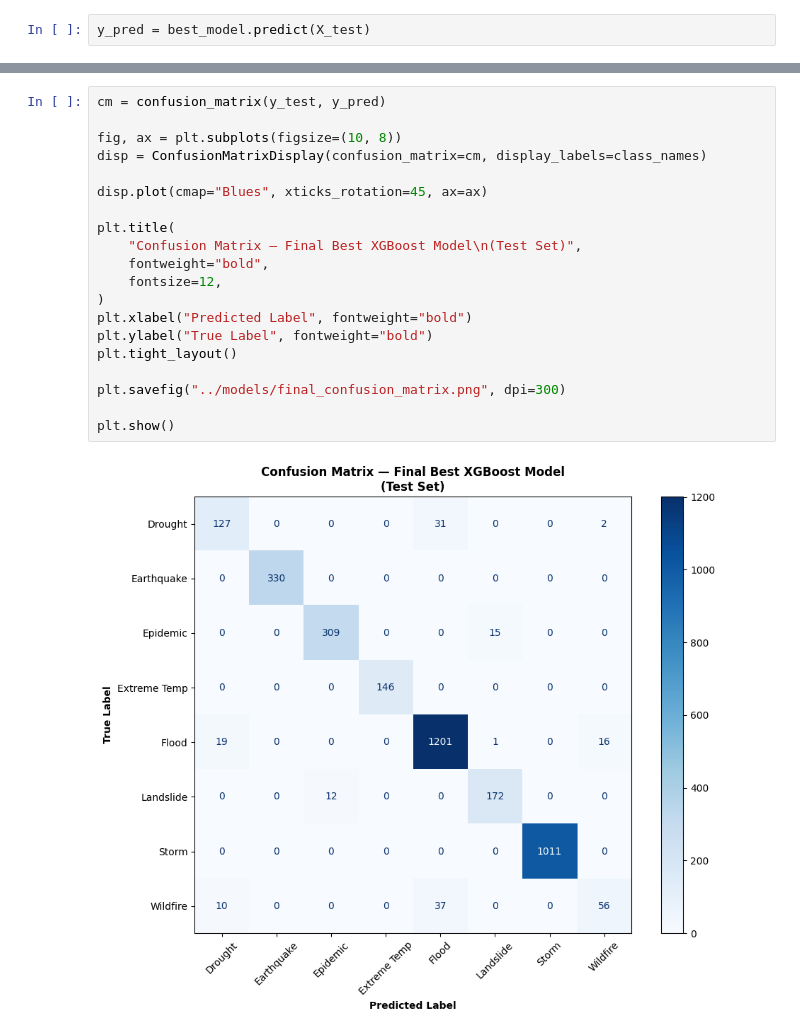
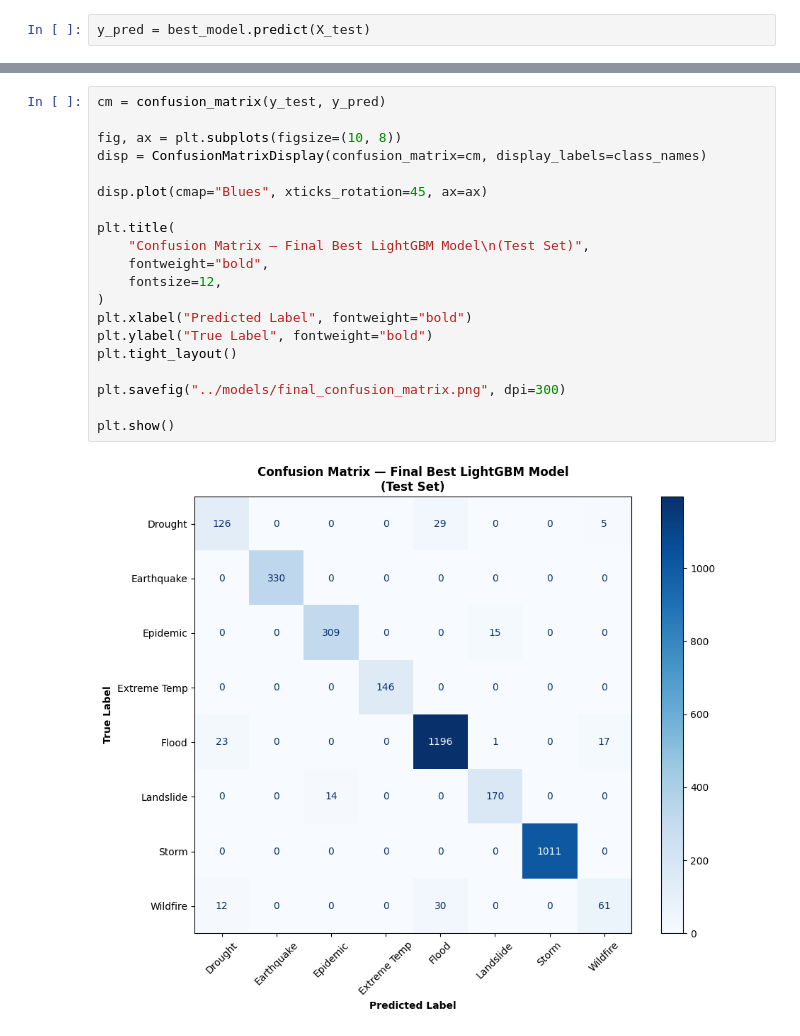
Before and after one commit to chaw-ai-tech/disaster-type-prediction, a Jupyter notebook: notebooks/05_model_evaluation.ipynb, the cells around one changed output, grey strips where cells are left out. Drawn from its saved outputs; the diff is of its cells as text.

```diff
--- a/notebooks/05_model_evaluation.ipynb
+++ b/notebooks/05_model_evaluation.ipynb
@@ -55,22 +55,22 @@ weighted avg     0.9574    0.9591    0.9577      3495
 # %%
 cm = confusion_matrix(y_test, y_pred)
 
 fig, ax = plt.subplots(figsize=(10, 8))
 disp = ConfusionMatrixDisplay(confusion_matrix=cm, display_labels=class_names)
 
 disp.plot(cmap="Blues", xticks_rotation=45, ax=ax)
 
 plt.title(
-    "Confusion Matrix — Final Best XGBoost Model\n(Test Set)",
+    "Confusion Matrix — Final Best LightGBM Model\n(Test Set)",
     fontweight="bold",
     fontsize=12,
 )
 plt.xlabel("Predicted Label", fontweight="bold")
 plt.ylabel("True Label", fontweight="bold")
 plt.tight_layout()
 
 plt.savefig("../models/final_confusion_matrix.png", dpi=300)
 
 plt.show()
 # %% [output]
-[figure, old version]
+[figure, new version]
```
Also changed, not shown: parts of 1 cell of this notebook, 4 other files.
